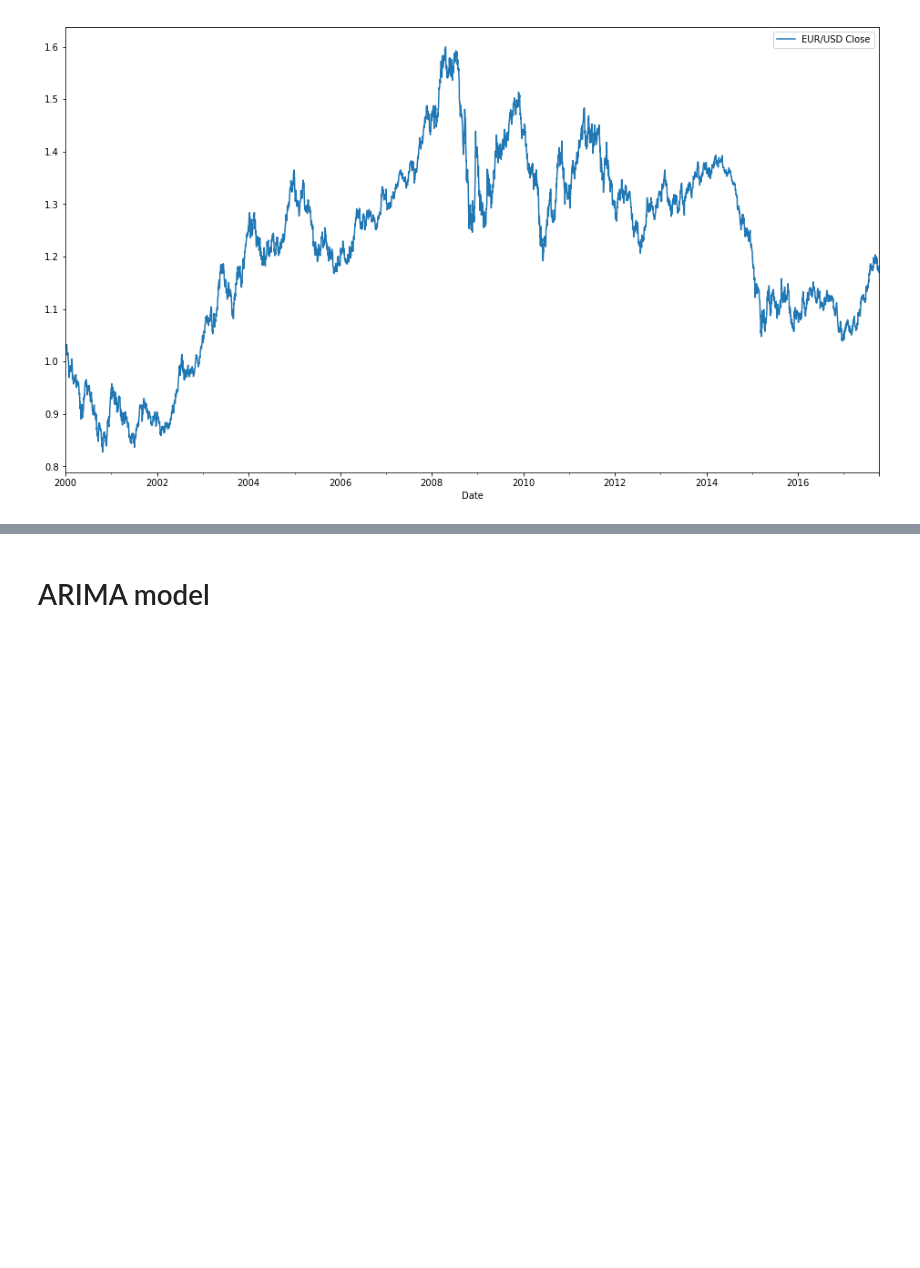
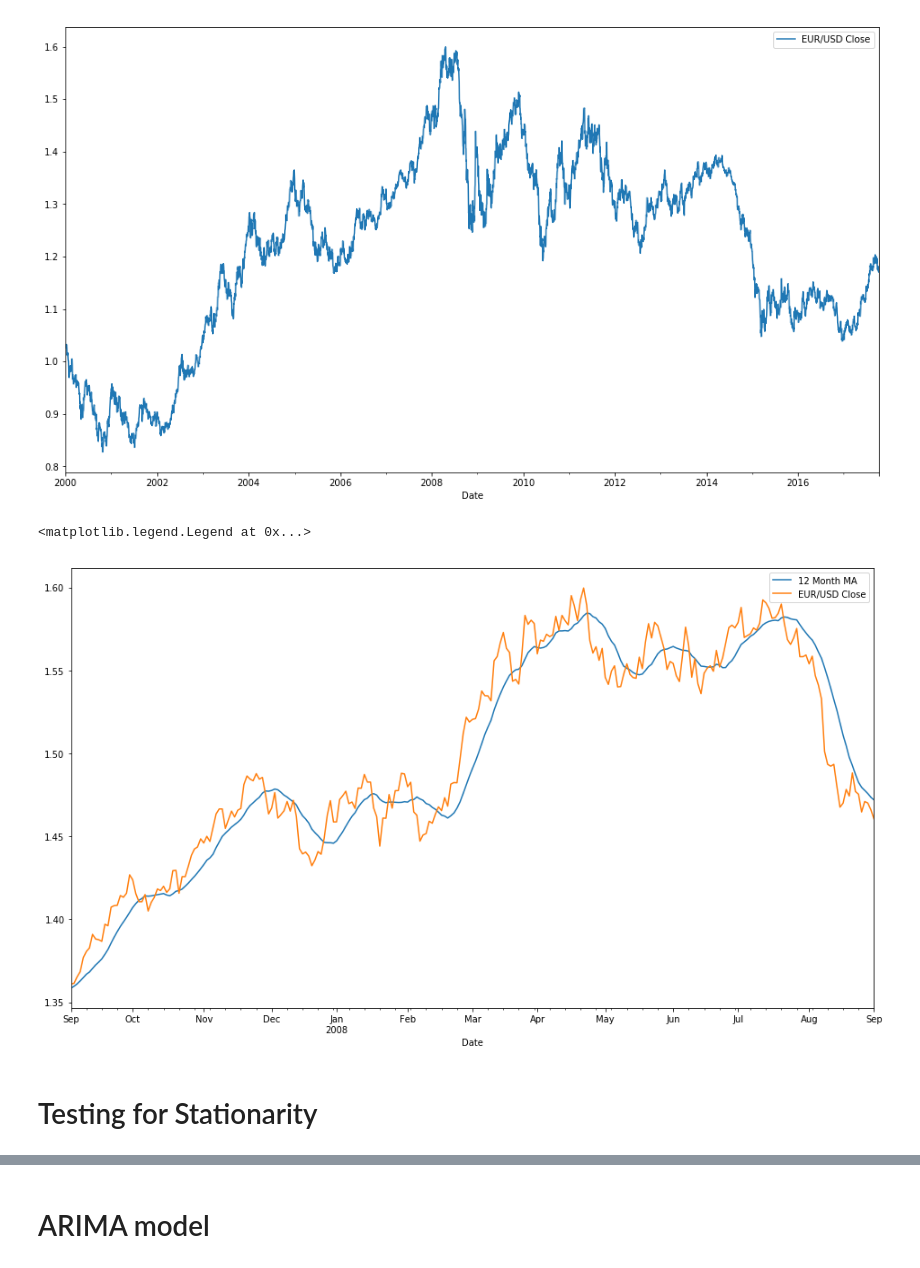
Before and after one commit to Robak23/forex_deep, a Jupyter notebook: Forex_analysis.ipynb, the cells around one changed output, grey strips where cells are left out. Drawn from its saved outputs; the diff is of its cells as text; code cells hidden in the pictures; blank space fills up the shorter version.

Commit message:
Added testing for stationarity and differencing

```diff
--- a/Forex_analysis.ipynb
+++ b/Forex_analysis.ipynb
@@ -62,3 +33,15 @@ eurusd.plot(figsize=(16,9))
 # %% [output]
 <matplotlib.axes._subplots.AxesSubplot at 0x...>
 [figure]
+# %%
+timeseries = eurusd['EUR/USD Close']
+# %%
+timeseries.rolling(12).mean()['2007-09-01':'2008-09-01'].plot(label='12 Month MA', figsize = (16,9))
+#timeseries.rolling(12).std()['2007-09-01':'2008-09-01'].plot(label='12 Month rolling STD')
+timeseries['2007-09-01':'2008-09-01'].plot()
+plt.legend(loc='best')
+# %% [output]
+<matplotlib.legend.Legend at 0x...>
+[figure, added]
+# %% [markdown]
+# Testing for Stationarity
```
Also changed, not shown: parts of 16 cells of this notebook.
